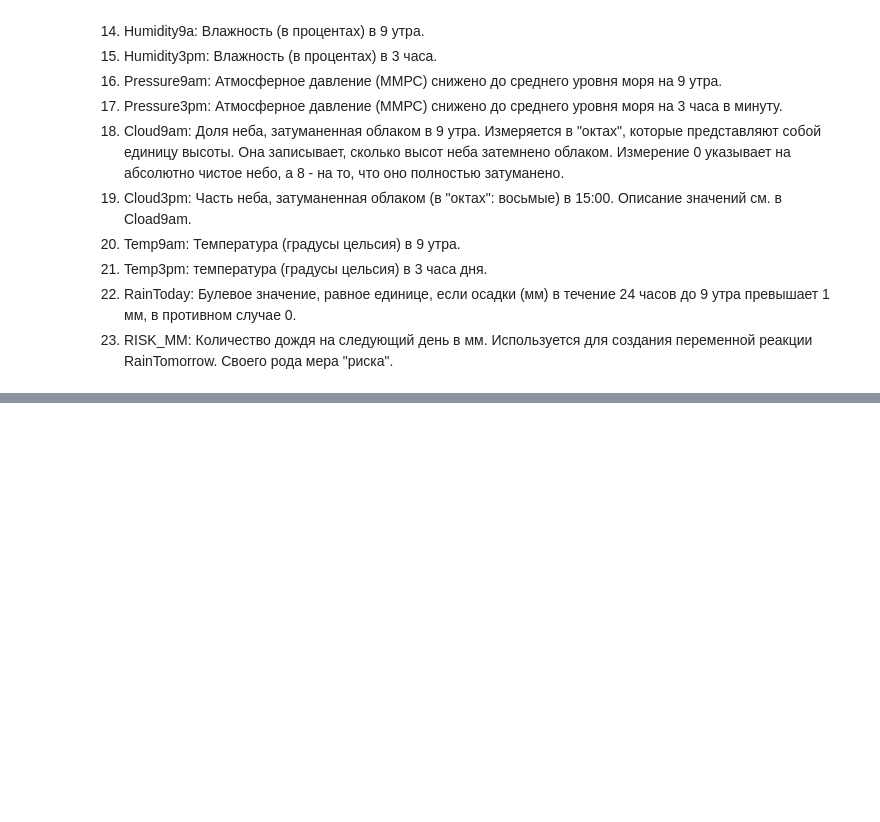
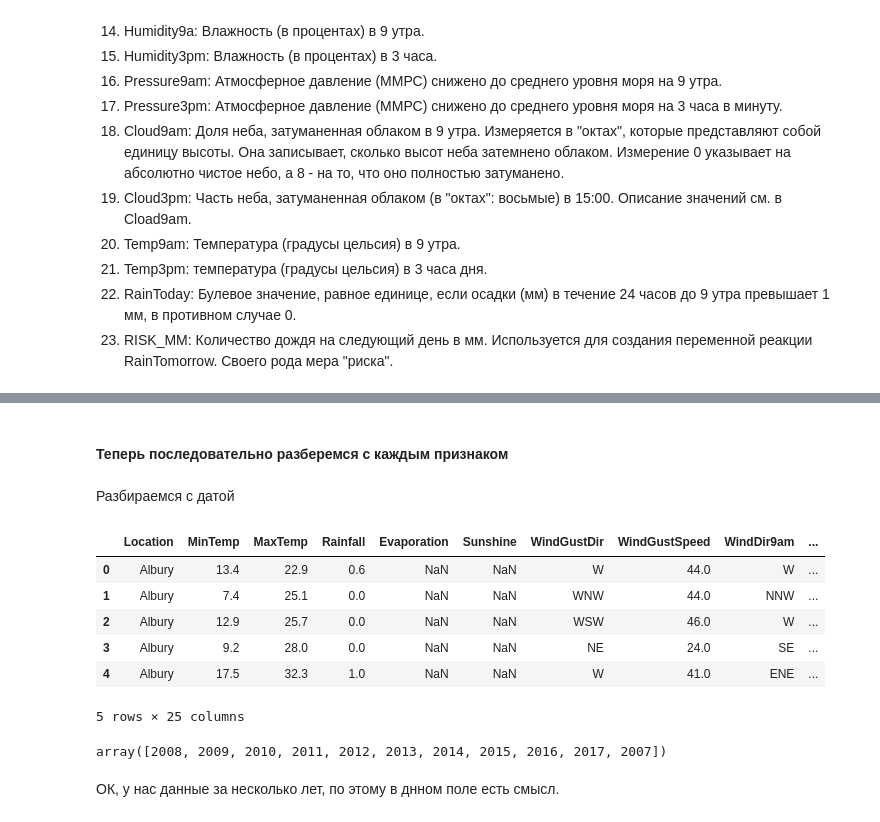
Before and after one commit to iDneprov/university, a Jupyter notebook: AI/lab1/WillItRainTomorrow.ipynb, the cells around one changed output, grey strips where cells are left out. Drawn from its saved outputs; the diff is of its cells as text; code cells hidden in the pictures; blank space fills up the shorter version.

```diff
--- a/AI/lab1/WillItRainTomorrow.ipynb
+++ b/AI/lab1/WillItRainTomorrow.ipynb
@@ -34,0 +108,7 @@ import seaborn as sns
+# %%
+categorical = [i for i in dataset.columns if dataset[i].dtype == 'O']
+numerical = [i for i in dataset.columns if dataset[i].dtype != 'O']
+categoricalDF = pd.DataFrame(categorical)
+numericalDF = pd.DataFrame(numerical)
+print(f'У нас есть {len(categorical)} категориальных признаков:\n', categoricalDF)
+print(f'\nИ {len(numerical)} численных признаков:\n', numericalDF)
@@ -34,0 +135,3 @@ import seaborn as sns
+# %%
+categoricalMissedVal = categoricalDF[list(dataset[categorical].isnull().sum() != 0)].transpose().values.tolist()[0]
+categoricalMissedVal
@@ -34,0 +153,25 @@ import seaborn as sns
+# %% [markdown]
+#### Теперь последовательно разберемся с каждым признаком
+# %% [markdown]
+Разбираемся с датой
+# %%
+dataset['Date'] = pd.to_datetime(dataset['Date'])
+dataset['Year'] = dataset['Date'].dt.year
+dataset['Month'] = dataset['Date'].dt.month
+dataset['Day'] = dataset['Date'].dt.day
+dataset.drop('Date', axis=1, inplace = True)
+dataset.head()
+# %% [output]
+|  | Location | MinTemp | MaxTemp | Rainfall | Evaporation | Sunshine | WindGustDir | WindGustSpeed | WindDir9am | ... |
+| 0 | Albury | 13.4 | 22.9 | 0.6 | NaN | NaN | W | 44.0 | W | ... |
+| 1 | Albury | 7.4 | 25.1 | 0.0 | NaN | NaN | WNW | 44.0 | NNW | ... |
+| 2 | Albury | 12.9 | 25.7 | 0.0 | NaN | NaN | WSW | 46.0 | W | ... |
+| 3 | Albury | 9.2 | 28.0 | 0.0 | NaN | NaN | NE | 24.0 | SE | ... |
+| 4 | Albury | 17.5 | 32.3 | 1.0 | NaN | NaN | W | 41.0 | ENE | ... |
+5 rows × 25 columns
+# %%
+dataset.Year.unique()
+# %% [output]
+array([2008, 2009, 2010, 2011, 2012, 2013, 2014, 2015, 2016, 2017, 2007])
+# %% [markdown]
+ОК, у нас данные за несколько лет, по этому в днном поле есть смысл.
```
Also changed, not shown: parts of 17 cells of this notebook.
